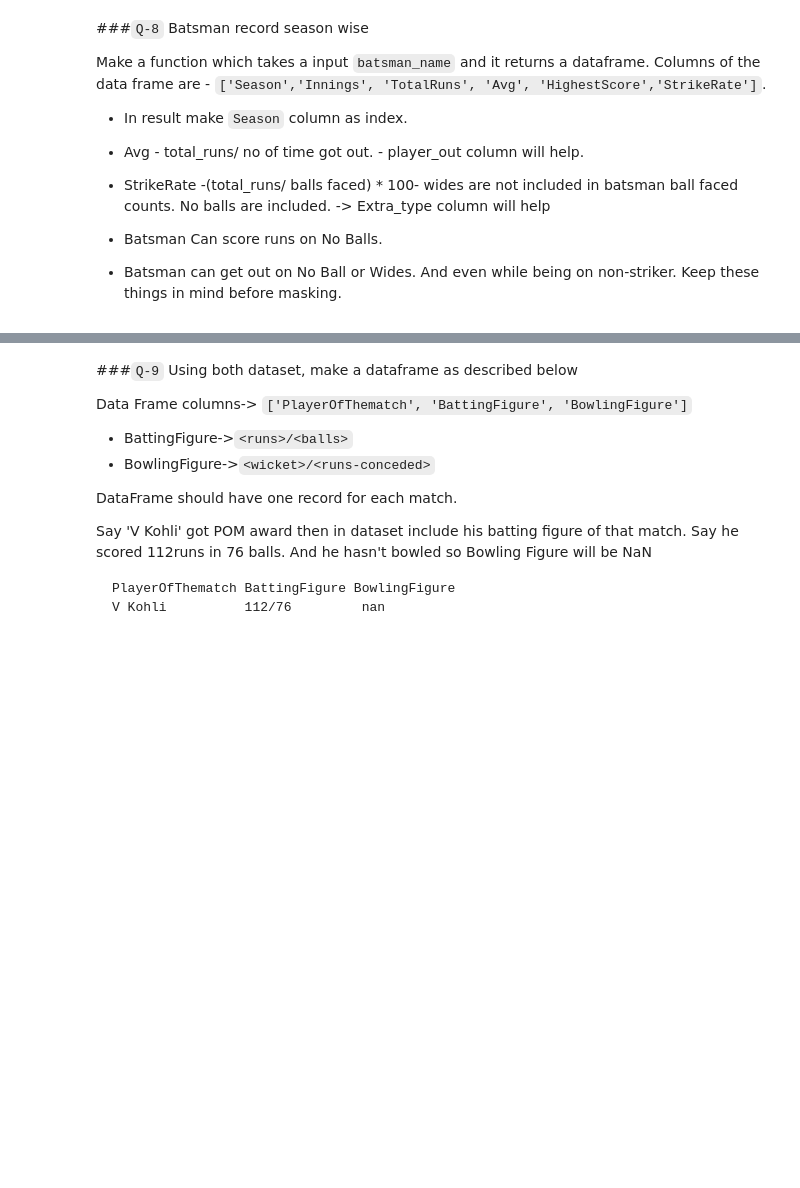
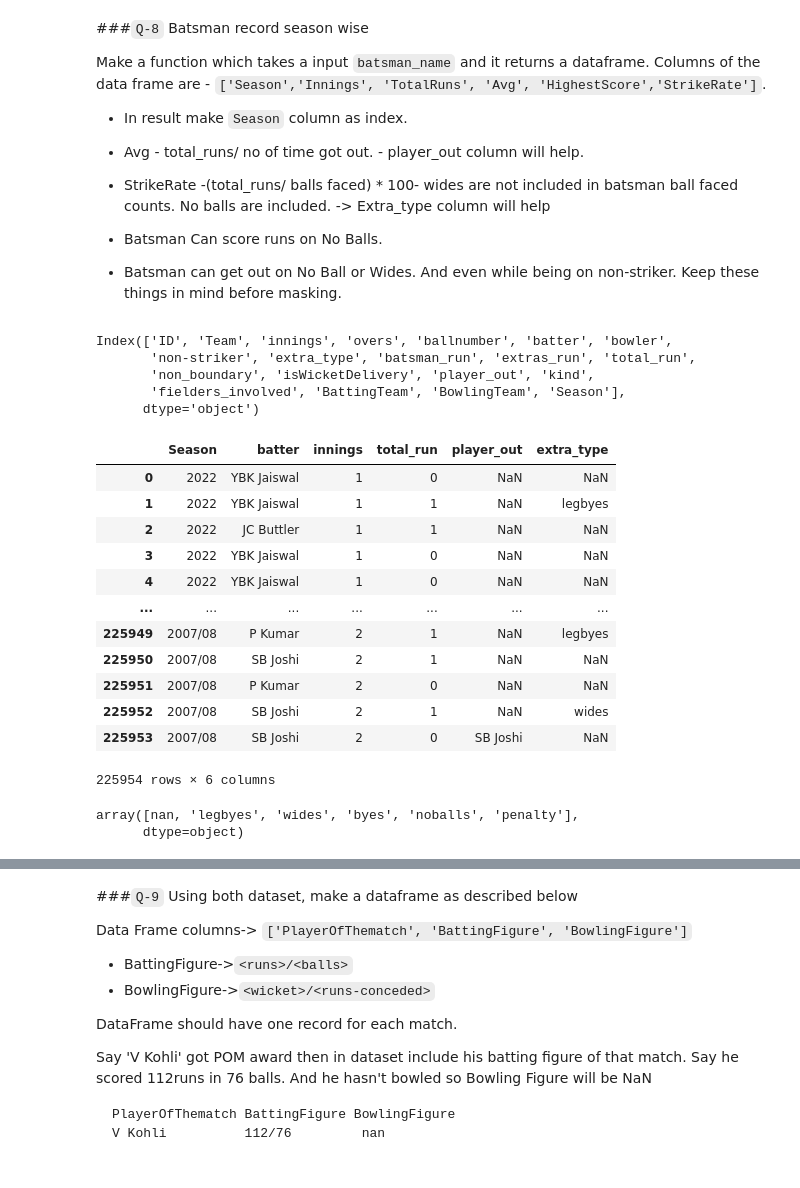
Before and after one commit to GarimaBansal535/Pandas, a Jupyter notebook: Task/session_20_task.ipynb, the cells around one changed output, grey strips where cells are left out. Drawn from its saved outputs; the diff is of its cells as text; code cells hidden in the pictures; blank space fills up the shorter version.

```diff
--- a/Task/session_20_task.ipynb
+++ b/Task/session_20_task.ipynb
@@ -113,0 +225,30 @@ Columns of the data frame are - `['Season','Innings', 'TotalRuns', 'Avg', 'Highe
+# %%
+deliveries=deliveries.merge(Matchs[['ID','Season']],on='ID')
+deliveries.columns
+# %% [output]
+Index(['ID', 'Team', 'innings', 'overs', 'ballnumber', 'batter', 'bowler',
+       'non-striker', 'extra_type', 'batsman_run', 'extras_run', 'total_run',
+       'non_boundary', 'isWicketDelivery', 'player_out', 'kind',
+       'fielders_involved', 'BattingTeam', 'BowlingTeam', 'Season'],
+      dtype='object')
+# %%
+deliveries.loc[:,["Season","batter","innings","total_run","player_out","extra_type"]]
+# %% [output]
+|  | Season | batter | innings | total_run | player_out | extra_type |
+| 0 | 2022 | YBK Jaiswal | 1 | 0 | NaN | NaN |
+| 1 | 2022 | YBK Jaiswal | 1 | 1 | NaN | legbyes |
+| 2 | 2022 | JC Buttler | 1 | 1 | NaN | NaN |
+| 3 | 2022 | YBK Jaiswal | 1 | 0 | NaN | NaN |
+| 4 | 2022 | YBK Jaiswal | 1 | 0 | NaN | NaN |
+| ... | ... | ... | ... | ... | ... | ... |
+| 225949 | 2007/08 | P Kumar | 2 | 1 | NaN | legbyes |
+| 225950 | 2007/08 | SB Joshi | 2 | 1 | NaN | NaN |
+| 225951 | 2007/08 | P Kumar | 2 | 0 | NaN | NaN |
+| 225952 | 2007/08 | SB Joshi | 2 | 1 | NaN | wides |
+| 225953 | 2007/08 | SB Joshi | 2 | 0 | SB Joshi | NaN |
+225954 rows × 6 columns
+# %%
+deliveries.extra_type.unique()
+# %% [output]
+array([nan, 'legbyes', 'wides', 'byes', 'noballs', 'penalty'],
+      dtype=object)
```
Also changed, not shown: parts of 46 cells of this notebook, 11 other files.
